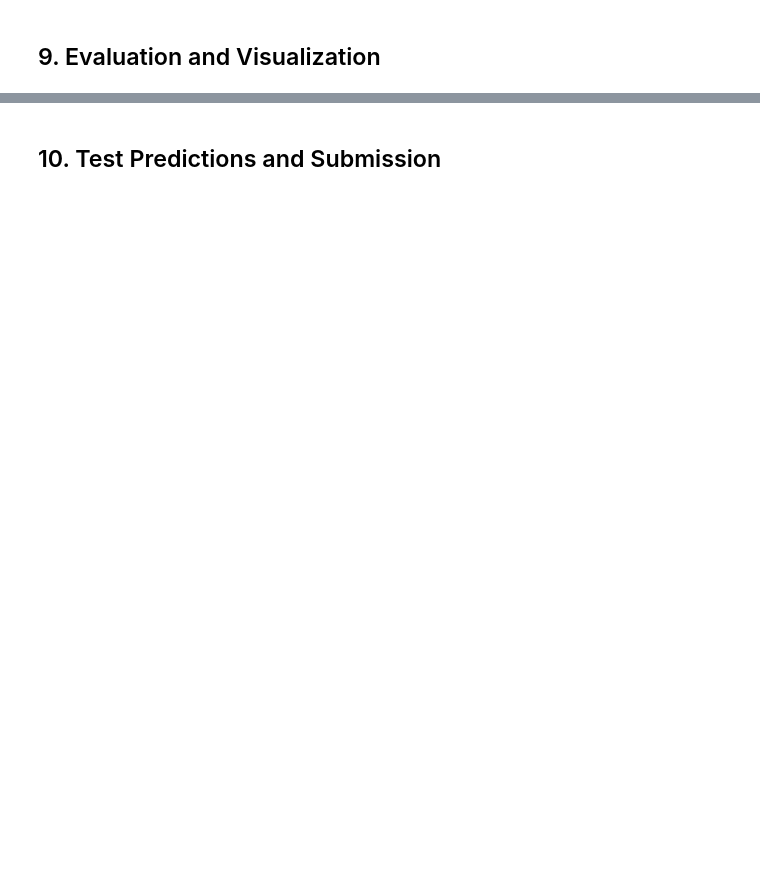
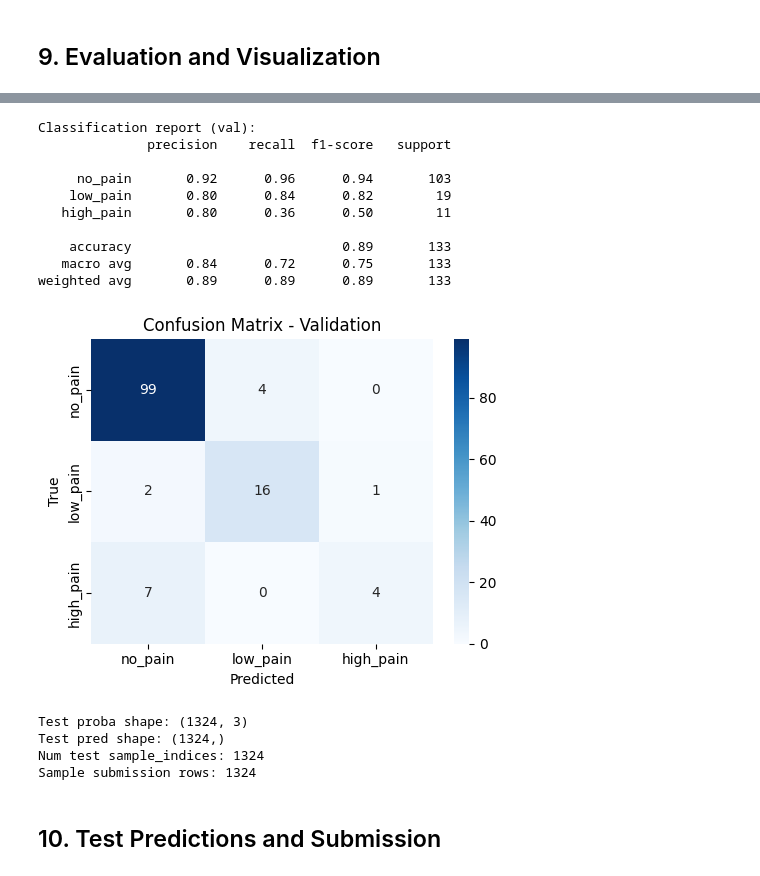
Before and after one commit to FilippoSaccomano/Cracking-Pain-Levels-from-Time-Series-Signals, a Jupyter notebook: pain_classification_pipeline.ipynb, the cells around one changed output, grey strips where cells are left out. Drawn from its saved outputs; the diff is of its cells as text; code cells hidden in the pictures; blank space fills up the shorter version.

```diff
--- a/pain_classification_pipeline.ipynb
+++ b/pain_classification_pipeline.ipynb
@@ -1062,2 +904,71 @@ Feature distributions saved to ./figures/feature_distributions.png
+# %%
+# %%
+# Confusion matrix sul validation set per il best_model
+best_model.eval()
+all_targets = []
+all_preds = []
+
+with torch.no_grad():
+    for xb, yb in val_loader:
+        logits = best_model(xb)
+        preds = logits.argmax(dim=1)
+
+        all_targets.append(yb.cpu().numpy())
+        all_preds.append(preds.cpu().numpy())
+
+all_targets = np.concatenate(all_targets)
+all_preds   = np.concatenate(all_preds)
+
+cm = confusion_matrix(all_targets, all_preds)
+print("Classification report (val):")
+print(classification_report(all_targets, all_preds,
+                            target_names=[id_to_label[i] for i in range(num_classes)]))
+
+plt.figure(figsize=(5,4))
+sns.heatmap(cm, annot=True, fmt="d",
+            xticklabels=[id_to_label[i] for i in range(num_classes)],
+            yticklabels=[id_to_label[i] for i in range(num_classes)],
+            cmap="Blues")
+plt.xlabel("Predicted")
+plt.ylabel("True")
+plt.title("Confusion Matrix - Validation")
+plt.tight_layout()
+plt.show()
+# %% [output]
+Classification report (val):
+              precision    recall  f1-score   support
+
+     no_pain       0.92      0.96      0.94       103
+    low_pain       0.80      0.84      0.82        19
+   high_pain       0.80      0.36      0.50        11
+
+    accuracy                           0.89       133
+   macro avg       0.84      0.72      0.75       133
+weighted avg       0.89      0.89      0.89       133
+[figure, added]
+# %%
+# %%
+def predict_loader_proba(model, loader):
+    model.eval()
+    all_probs = []
+    with torch.no_grad():
+        for (xb,) in loader:   # test_ds ha solo X
+            logits = model(xb)
+            probs = torch.softmax(logits, dim=1)
+            all_probs.append(probs.cpu().numpy())
+    return np.concatenate(all_probs, axis=0)
+
+test_proba = predict_loader_proba(best_model, test_loader)
+test_pred  = test_proba.argmax(axis=1)
+
+print("Test proba shape:", test_proba.shape)
+print("Test pred shape:",  test_pred.shape)
+print("Num test sample_indices:", len(test_sample_indices))
+print("Sample submission rows:", len(sample_submission))
+# %% [output]
+Test proba shape: (1324, 3)
+Test pred shape: (1324,)
+Num test sample_indices: 1324
+Sample submission rows: 1324
 # %% [markdown]
 ## 10. Test Predictions and Submission
```
Also changed, not shown: parts of 33 cells of this notebook, 2 other files.
